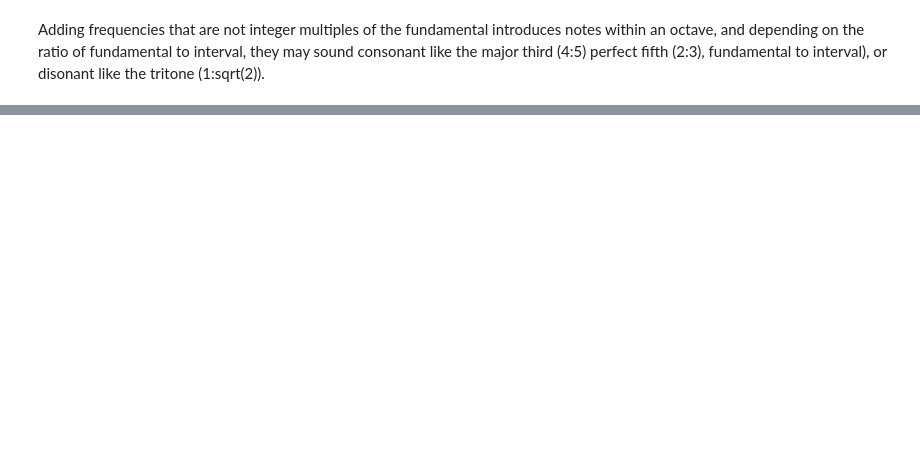
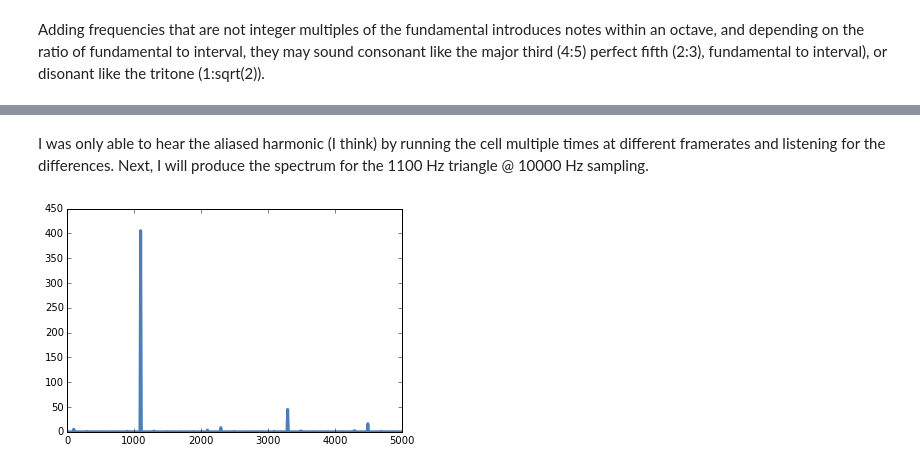
Before and after one commit to kyflores/ThinkDSP, a Jupyter notebook: problem_sets/PS01.ipynb, the cells around one changed output, grey strips where cells are left out. Cells and saved outputs as stored; diff of their text form; code cells hidden in the pictures; blank space fills up the shorter version.

```diff
--- a/problem_sets/PS01.ipynb
+++ b/problem_sets/PS01.ipynb
@@ -117,0 +144,4 @@ Class Sawtooth(thinkdsp.Sinusoid):
+# %%
+tri_sig=thinkdsp.TriangleSignal(freq=1100,amp=1.0,offset=0.0)
+tri_wave=tri_sig.make_wave(duration=0.1,framerate=10000)
+tri_wave.make_audio()
@@ -117,0 +150,6 @@ Class Sawtooth(thinkdsp.Sinusoid):
+# %% [markdown]
+I was only able to hear the aliased harmonic (I think) by running the cell multiple times at different framerates and listening for the differences. Next, I will produce the spectrum for the 1100 Hz triangle @ 10000 Hz sampling.
+# %%
+tri_wave.make_spectrum().plot()
+# %% [output]
+[figure, added]
```
Also changed, not shown: parts of 22 cells of this notebook.
